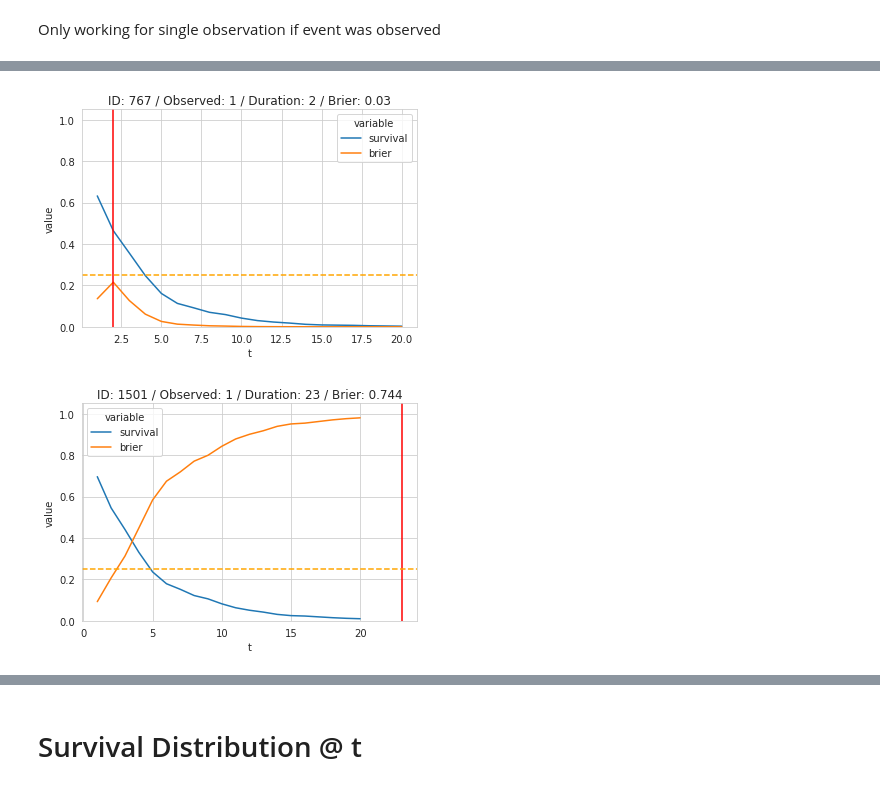
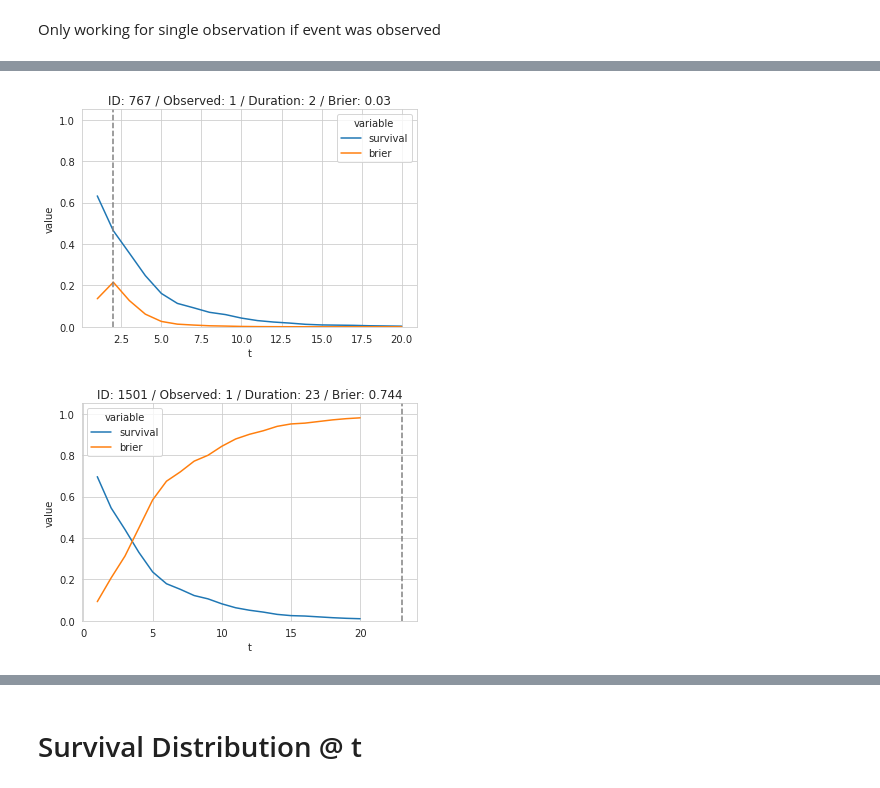
Before and after one commit to elauckne/survival_models_article, a Jupyter notebook: 05 Evaluation.ipynb, the cells around one changed output, grey strips where cells are left out. Saved outputs shown, nothing was run; the diff lists cells and outputs as text; code cells hidden in the pictures.

```diff
--- a/05 Evaluation.ipynb
+++ b/05 Evaluation.ipynb
@@ -311,32 +319,29 @@ brier_df.sample(5)
 # %%
 random_id = 767 ## data_test.loc[data_test.observed==observed, id_col].sample().squeeze()
 brier_score = brier_df.loc[brier_df[id_col[0]]==random_id, "brier_mean"].squeeze()
 brier_t = brier_df.loc[brier_df[id_col[0]]==random_id, "brier_t"].squeeze()
 
 surv_id_df = surv_df[surv_df[id_col].to_numpy()==random_id].copy()
 surv_id_df['brier'] = brier_t.values
 surv_melt = surv_id_df.melt(id_vars='t', value_vars=['survival', 'brier'])
 
 duration = data_test[data_test[id_col].to_numpy()==random_id].duration.squeeze()
-observed = data_test[data_test[id_col].to_numpy()==random_id].observed.squeeze()
-c = 'grey' if observed==0 else 'r'
-linestyle = '--' if observed==0 else '-'
 
 sns.lineplot(data=surv_melt,
              x='t',
              y='value',
              hue='variable')
 
 plt.title(f'ID: {random_id} / '
           f'Observed: {observed} / '
           f'Duration: {duration} / '
           f'Brier: {brier_score}')
 
-plt.axvline(duration, c=c, linestyle=linestyle)
-plt.axhline(0.25, c='orange', linestyle='--')
+plt.axvline(duration, c='grey', linestyle='--')
+# plt.axhline(0.25, c='orange', linestyle='--')
 plt.ylim(0,1.05);
 # %% [output]
-[figure, old version]
+[figure, new version]
 # %%
 random_id = 1501 ## data_test.loc[data_test.observed==observed, id_col].sample().squeeze()
 brier_score = brier_df.loc[brier_df[id_col[0]]==random_id, "brier_mean"].squeeze()
@@ -347,9 +352,6 @@ surv_id_df['brier'] = brier_t.values
 surv_melt = surv_id_df.melt(id_vars='t', value_vars=['survival', 'brier'])
 
 duration = data_test[data_test[id_col].to_numpy()==random_id].duration.squeeze()
-observed = data_test[data_test[id_col].to_numpy()==random_id].observed.squeeze()
-c = 'grey' if observed==0 else 'r'
-linestyle = '--' if observed==0 else '-'
 
 sns.lineplot(data=surv_melt,
              x='t',
@@ -361,11 +363,11 @@ plt.title(f'ID: {random_id} / '
           f'Duration: {duration} / '
           f'Brier: {brier_score}')
 
-plt.axvline(duration, c=c, linestyle=linestyle)
-plt.axhline(0.25, c='orange', linestyle='--')
+plt.axvline(duration, c='grey', linestyle='--')
+# plt.axhline(0.25, c='orange', linestyle='--')
 plt.ylim(0,1.05);
 # %% [output]
-[figure, old version]
+[figure, new version]
 # %%
 random_id = data_test.loc[(data_test.observed==observed) & (data_test.duration>10), id_col].sample().squeeze()
 brier_score = brier_df.loc[brier_df[id_col[0]]==random_id, "brier_mean"].squeeze()
```
Also changed, not shown: parts of 5 cells of this notebook.
